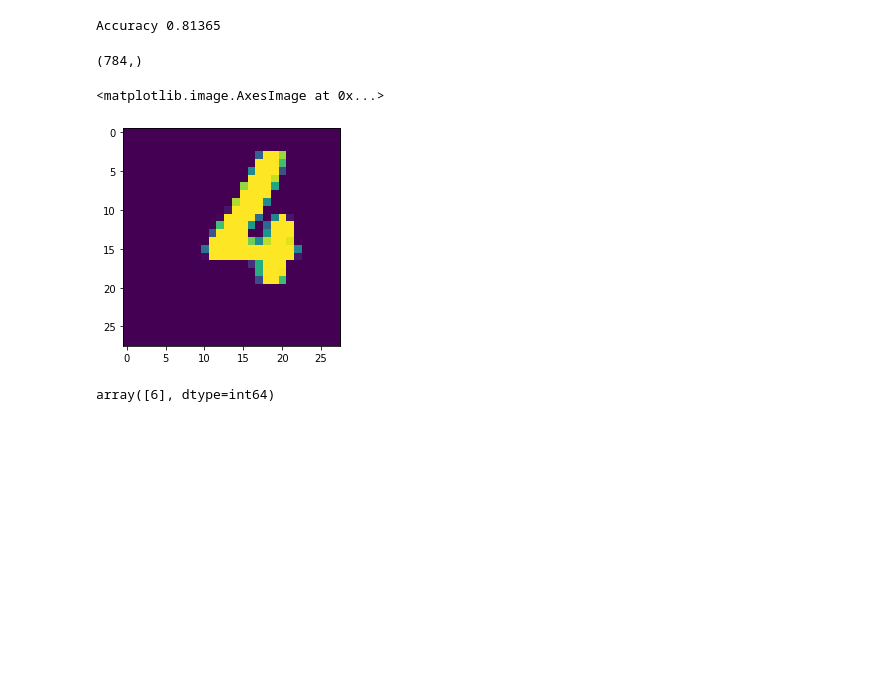
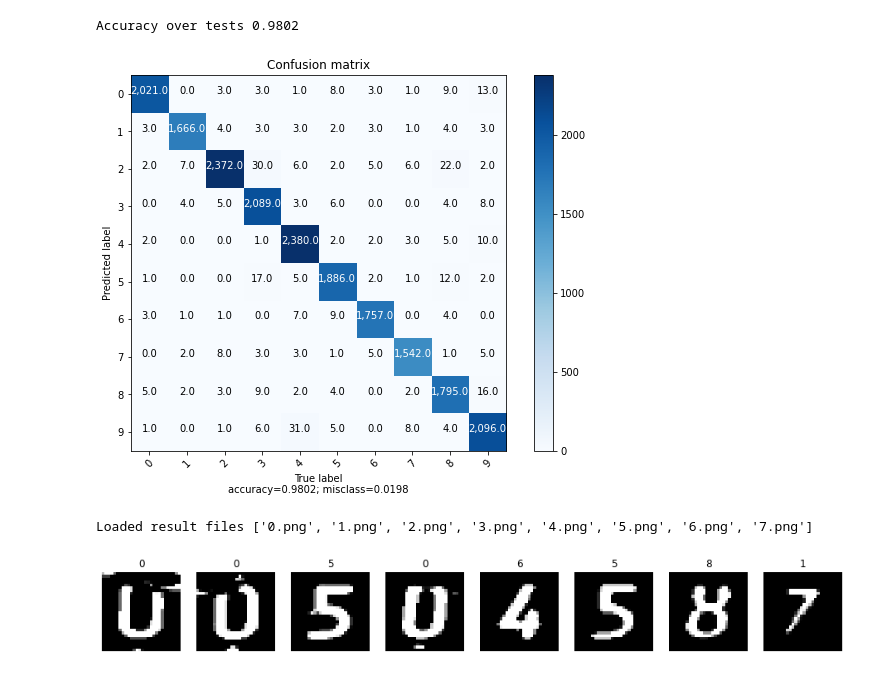
Before and after one commit to villamil/water-meter, a Jupyter notebook: digits.ipynb, the cells around one changed output. Cells and saved outputs as stored; diff of their text form; code cells hidden in the pictures; blank space fills up the shorter version.

```diff
--- a/digits.ipynb
+++ b/digits.ipynb
@@ -38,5 +48,5 @@ def getDataset(test_size = 0.1):
 # %%
-(X_train, y_train, X_test, y_test), images, labels = getDataset()
+(X_train, X_test, y_train, y_test), images, labels = getDataset()
 
 cols = 10
 rows = 10
@@ -312,12 +256,16 @@ def SGD_batch(topology, activation, X, Y, alpha, lmbda, epochs, batch_size):
     print('Final cost', J[epochs-1])
     return neural_net, J
 # %%
-topology = [X_train.shape[1], 10, 10]
+# [784 100 10]	tanh	0.69	0.1	50	70
+# [784 60 10]	relu	0.03	0.1	60	90
+# [784 60 10]	tanh	0.24	0.1	60	60
+
+topology = [X_train.shape[1], 60, 10]
 activation = 'tanh'
-alpha = 0.1 # 0.5
-lmbda = 0.3
-epochs = 50
-batch_size = 30
+alpha = 0.24 # 0.5
+lmbda = 0.1
+epochs = 60
+batch_size = 60
 start = time.time()
 trained_nn, J = SGD_batch(topology, activation, X_train, y_train, alpha, lmbda, epochs, batch_size)
 end = time.time()
@@ -343,6 +292,6 @@ Accuracy 0.8139611111111111
 # %%
 A = forward2(trained_nn, X_test)
 acc = accuracy(A[-1][1], y_test)
-print('Accuracy', acc)
+print('Accuracy over tests', acc)
 # %% [output]
-Accuracy 0.81365
+Accuracy over tests 0.9802
@@ -349,29 +336,36 @@ Accuracy 0.81365
+# %%
+A = forward2(trained_nn, X_test)  #forward
+mat = confusion_matrix(A[-1][1], y_test) #confusion_matrix
+plot_confusion_matrix(values = mat, classes = ['0', '1', '2', '3', '4', '5', '6', '7', '8', '9'])
+# %% [output]
+[figure, added]
 # %%
-from scipy.ndimage import gaussian_filter
+from os import walk
 
-image = cv2.imread('./testtest.png')
-image = cv2.resize(image,(28, 28))
+_, _, filenames = next(walk('./results'))
+filenames.sort()
+print('Loaded result files',filenames)
 
-gray = cv2.cvtColor(image, cv2.COLOR_BGR2GRAY)
+if filenames:
+    fig, axs = plt.subplots(1, len(filenames), figsize=(16, 5))
 
-data = np.asarray(image[:,:,0])
-testi=data/255
-
-
-
-testi = testi.reshape(28 * 28, )
-print(testi.shape)
-plt.imshow(gray)
+    for idx, j in enumerate(filenames):
+        image = cv2.imread('./results/'+j)
+        image = cv2.resize(image,(28, 28))
+        axs[idx].axis('off')
+        axs[idx].imshow(image.astype(np.uint8))
+        # Normalize Image
+        gray = cv2.cvtColor(image, cv2.COLOR_BGR2GRAY)
+        data = np.asarray(image[:,:,0])
+        testi=data/255
+        testi = testi.reshape(28 * 28, )
+        # Predict and show value
+        A = forward2(trained_nn, testi)
+        axs[idx].set_title(predict(A[-1][1])[0])
+        img += 1
 # %% [output]
-(784,)
+Loaded result files ['0.png', '1.png', '2.png', '3.png', '4.png', '5.png', '6.png', '7.png']
-<matplotlib.image.AxesImage at 0x...>
-[figure, old version]
+[figure, new version]
-# %%
-A = forward2(trained_nn, testi)
-
-predict(A[-1][1])
-# %% [output]
-array([6], dtype=int64)
 # %%
 from datetime import datetime
 
```
Also changed, not shown: parts of 19 cells of this notebook, 19 other files.
